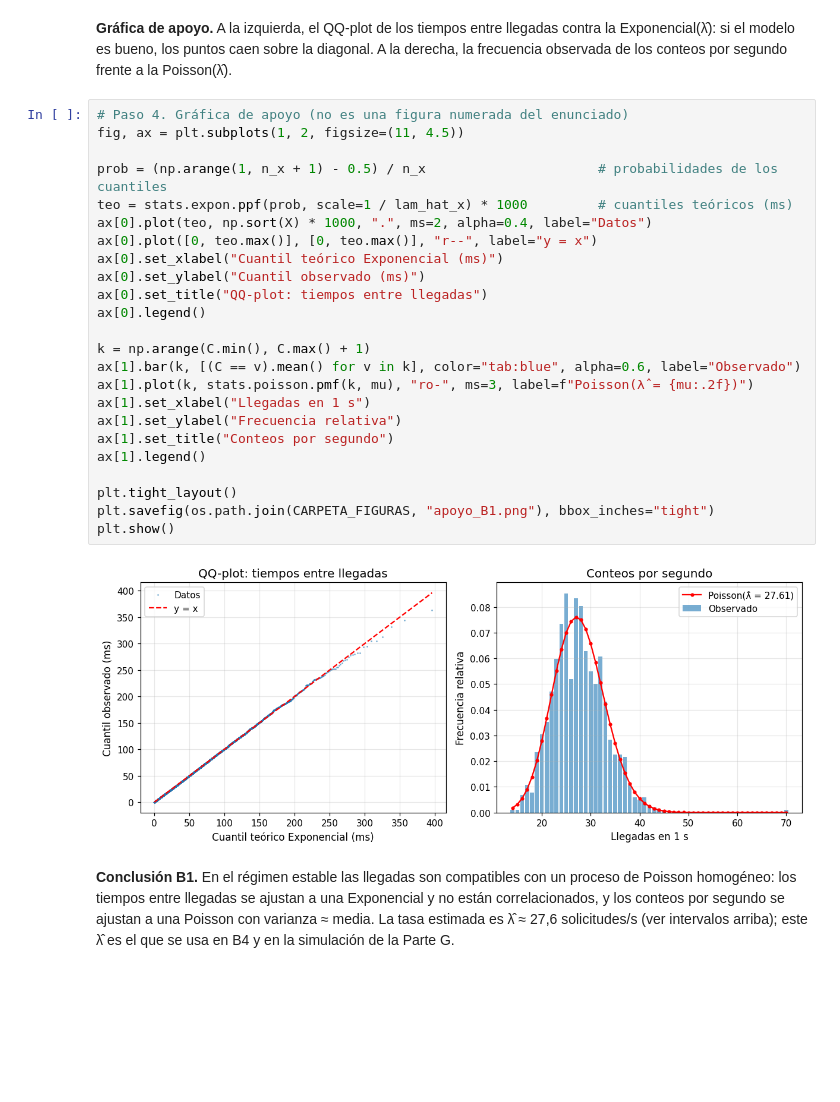
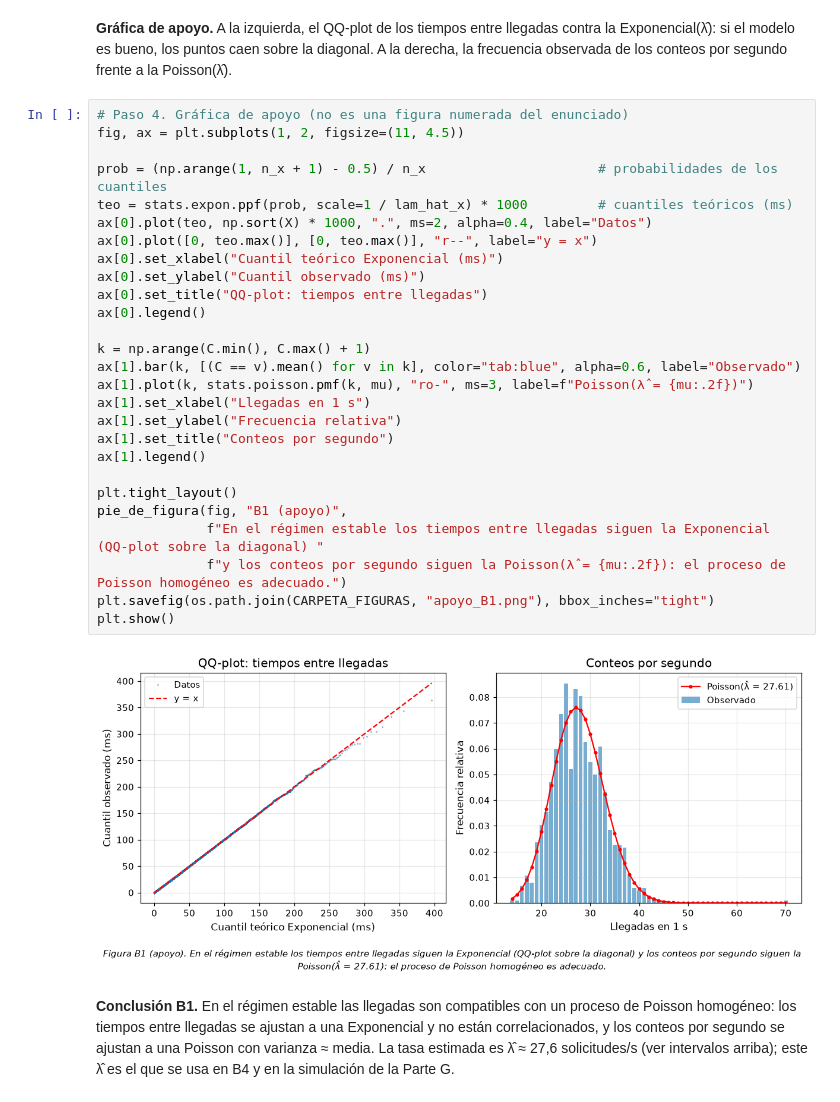
Before and after one commit to heysebitas/CCI_Proyecto_Final_Grupo1, a Jupyter notebook: CCI_Proyecto_Final_Grupo2.ipynb, the cells around one changed output. Drawn from its saved outputs; the diff is of its cells as text; blank space fills up the shorter version.

Commit message:
Pies de figura en gráficas de apoyo de B1 y B2, redacción de la conclusión B2 y notebook re-ejecutado completo

```diff
--- a/CCI_Proyecto_Final_Grupo2.ipynb
+++ b/CCI_Proyecto_Final_Grupo2.ipynb
@@ -936,29 +936,32 @@ Chi^2 conteos por segundo: X2 = 33.61, gl = 25, p = 0.117 -> no se rechaza la Po
 # %%
 # Paso 4. Gráfica de apoyo (no es una figura numerada del enunciado)
 fig, ax = plt.subplots(1, 2, figsize=(11, 4.5))
 
 prob = (np.arange(1, n_x + 1) - 0.5) / n_x                      # probabilidades de los cuantiles
 teo = stats.expon.ppf(prob, scale=1 / lam_hat_x) * 1000         # cuantiles teóricos (ms)
 ax[0].plot(teo, np.sort(X) * 1000, ".", ms=2, alpha=0.4, label="Datos")
 ax[0].plot([0, teo.max()], [0, teo.max()], "r--", label="y = x")
 ax[0].set_xlabel("Cuantil teórico Exponencial (ms)")
 ax[0].set_ylabel("Cuantil observado (ms)")
 ax[0].set_title("QQ-plot: tiempos entre llegadas")
 ax[0].legend()
 
 k = np.arange(C.min(), C.max() + 1)
 ax[1].bar(k, [(C == v).mean() for v in k], color="tab:blue", alpha=0.6, label="Observado")
 ax[1].plot(k, stats.poisson.pmf(k, mu), "ro-", ms=3, label=f"Poisson(λ̂ = {mu:.2f})")
 ax[1].set_xlabel("Llegadas en 1 s")
 ax[1].set_ylabel("Frecuencia relativa")
 ax[1].set_title("Conteos por segundo")
 ax[1].legend()
 
 plt.tight_layout()
+pie_de_figura(fig, "B1 (apoyo)",
+              f"En el régimen estable los tiempos entre llegadas siguen la Exponencial (QQ-plot sobre la diagonal) "
+              f"y los conteos por segundo siguen la Poisson(λ̂ = {mu:.2f}): el proceso de Poisson homogéneo es adecuado.")
 plt.savefig(os.path.join(CARPETA_FIGURAS, "apoyo_B1.png"), bbox_inches="tight")
 plt.show()
 # %% [output]
-[figure, old version]
+[figure, new version]
 # %% [markdown]
 **Conclusión B1.** En el régimen estable las llegadas son compatibles con un proceso de Poisson homogéneo: los tiempos entre llegadas se ajustan a una Exponencial y no están correlacionados, y los conteos por segundo se ajustan a una Poisson con varianza ≈ media. La tasa estimada es λ̂ ≈ 27,6 solicitudes/s (ver intervalos arriba); este λ̂ es el que se usa en B4 y en la simulación de la Parte G.
 # %% [markdown]
```
Also changed, not shown: parts of 6 cells of this notebook.
